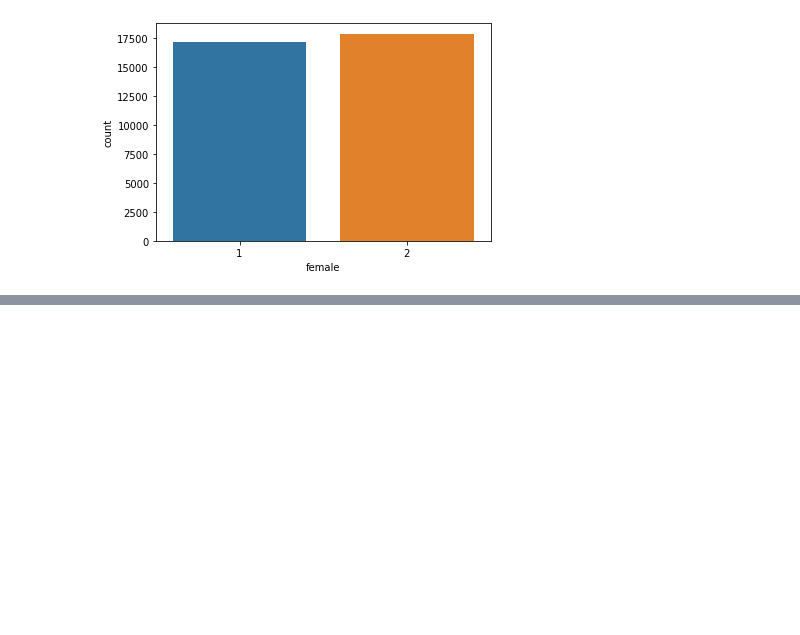
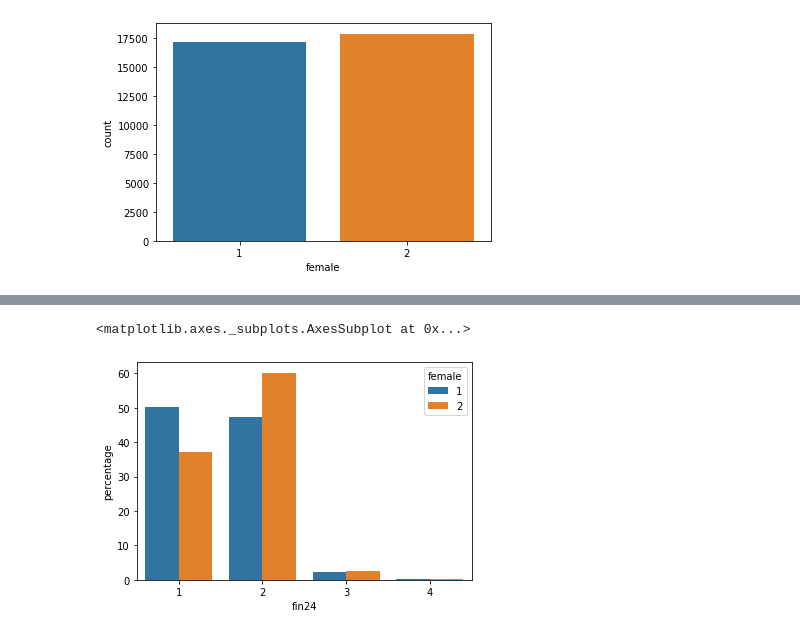
Before and after one commit to sds-capstone/2022-09-proj7-women-at-table, a Jupyter notebook: SDS410_exploration.ipynb, the cells around one changed output, grey strips where cells are left out. Saved outputs shown, nothing was run; the diff lists cells and outputs as text; code cells hidden in the pictures; blank space fills up the shorter version.

```diff
--- a/SDS410_exploration.ipynb
+++ b/SDS410_exploration.ipynb
@@ -42,0 +52,14 @@ sns.countplot(x = 'female', data = df2)
+# %%
+# barplot of possibility of coming up with emergency funds by gender
+# 1 = female, 2 = not female
+# 1 = yes have access, 2 = no, 3 = don't know, 4 = refuse
+gender_fin_counts = (df2.groupby(['female'])['fin24']
+                     .value_counts(normalize=True)
+                     .rename('percentage')
+                     .mul(100)
+                     .reset_index()
+)
+sns.barplot(x = "fin24", y = "percentage", hue="female", data = gender_fin_counts)
+# %% [output]
+<matplotlib.axes._subplots.AxesSubplot at 0x...>
+[figure, added]
```
Also changed, not shown: parts of 7 cells of this notebook.
